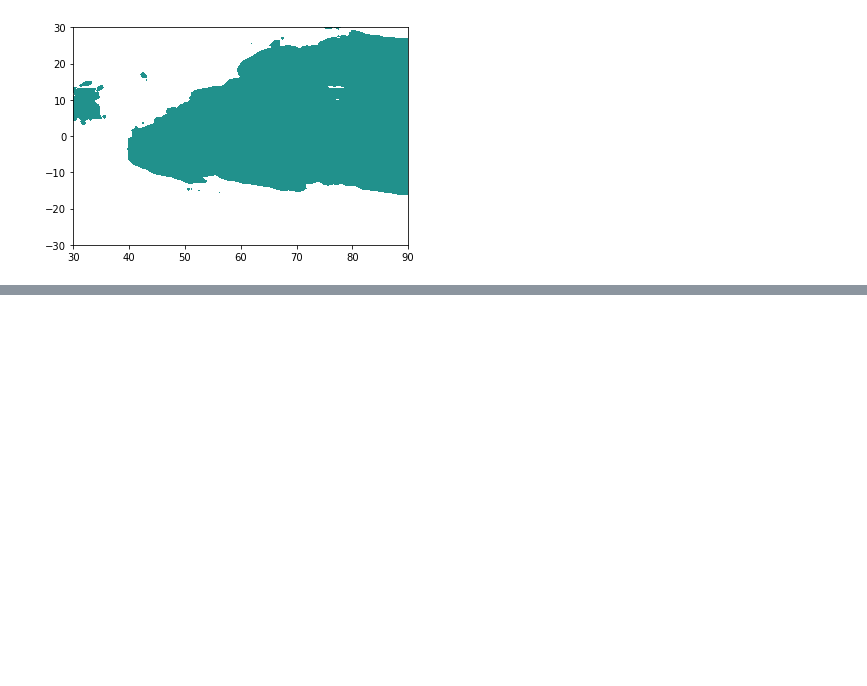
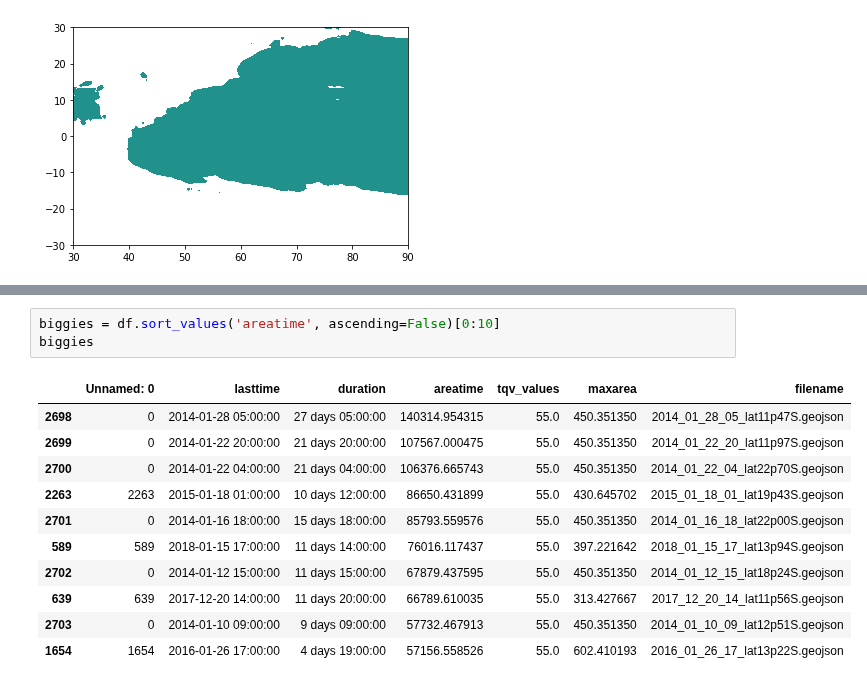
Before and after one commit to snigsam/VaporLakes, a Jupyter notebook: Track_Lakes_Back_GeoPandas.ipynb, the cells around one changed output, grey strips where cells are left out. Cells and saved outputs as stored; diff of their text form; blank space fills up the shorter version.

```diff
--- a/Track_Lakes_Back_GeoPandas.ipynb
+++ b/Track_Lakes_Back_GeoPandas.ipynb
@@ -427,0 +414,15 @@ df
+# %%
+biggies = df.sort_values('areatime', ascending=False)[0:10]
+biggies
+# %% [output]
+|  | Unnamed: 0 | lasttime | duration | areatime | tqv_values | maxarea | filename |
+| 2698 | 0 | 2014-01-28 05:00:00 | 27 days 05:00:00 | 140314.954315 | 55.0 | 450.351350 | 2014_01_28_05_lat11p47S.geojson |
+| 2699 | 0 | 2014-01-22 20:00:00 | 21 days 20:00:00 | 107567.000475 | 55.0 | 450.351350 | 2014_01_22_20_lat11p97S.geojson |
+| 2700 | 0 | 2014-01-22 04:00:00 | 21 days 04:00:00 | 106376.665743 | 55.0 | 450.351350 | 2014_01_22_04_lat22p70S.geojson |
+| 2263 | 2263 | 2015-01-18 01:00:00 | 10 days 12:00:00 | 86650.431899 | 55.0 | 430.645702 | 2015_01_18_01_lat19p43S.geojson |
+| 2701 | 0 | 2014-01-16 18:00:00 | 15 days 18:00:00 | 85793.559576 | 55.0 | 450.351350 | 2014_01_16_18_lat22p00S.geojson |
+| 589 | 589 | 2018-01-15 17:00:00 | 11 days 14:00:00 | 76016.117437 | 55.0 | 397.221642 | 2018_01_15_17_lat13p94S.geojson |
+| 2702 | 0 | 2014-01-12 15:00:00 | 11 days 15:00:00 | 67879.437595 | 55.0 | 450.351350 | 2014_01_12_15_lat18p24S.geojson |
+| 639 | 639 | 2017-12-20 14:00:00 | 11 days 20:00:00 | 66789.610035 | 55.0 | 313.427667 | 2017_12_20_14_lat11p56S.geojson |
+| 2703 | 0 | 2014-01-10 09:00:00 | 9 days 09:00:00 | 57732.467913 | 55.0 | 450.351350 | 2014_01_10_09_lat12p51S.geojson |
+| 1654 | 1654 | 2016-01-26 17:00:00 | 4 days 19:00:00 | 57156.558526 | 55.0 | 602.410193 | 2016_01_26_17_lat13p22S.geojson |
```
Also changed, not shown: parts of 4 cells of this notebook.
